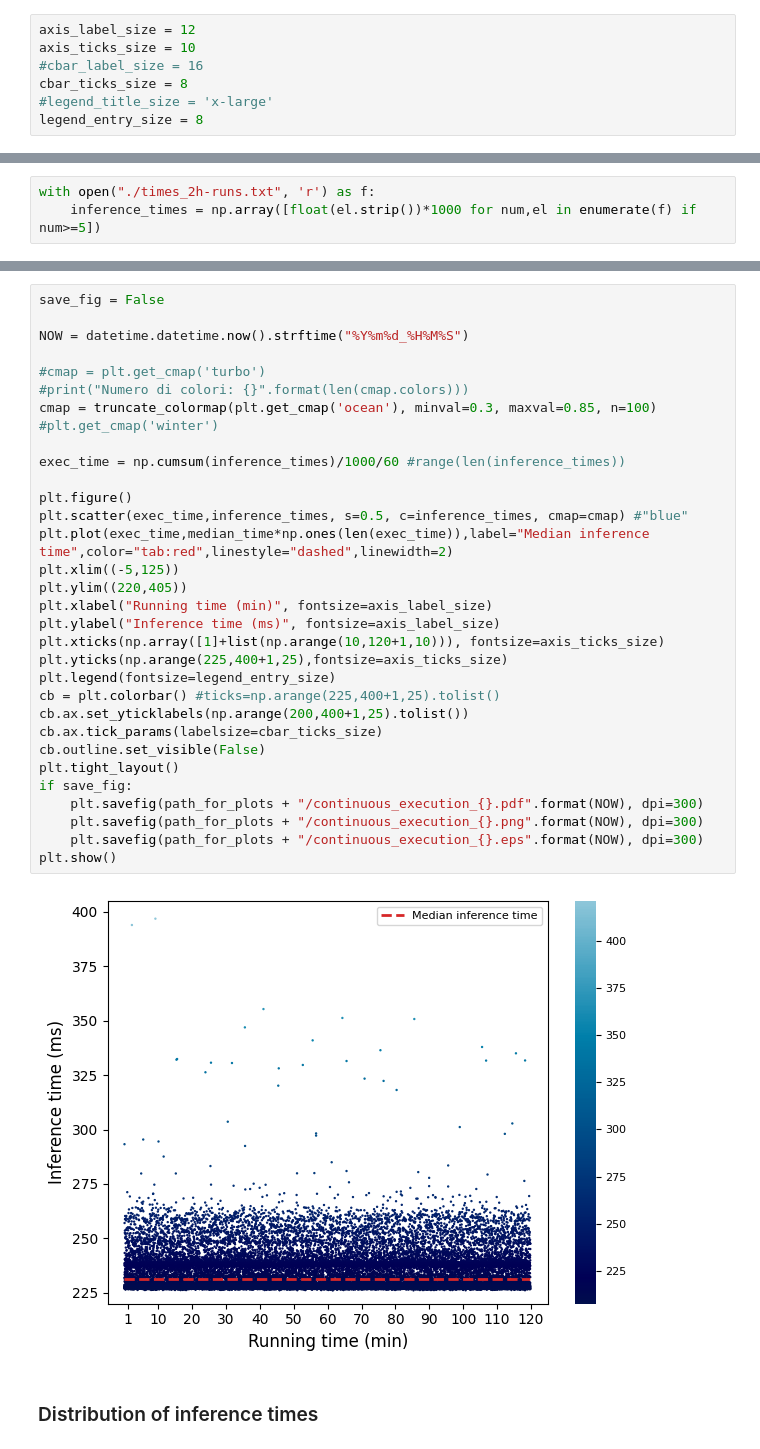
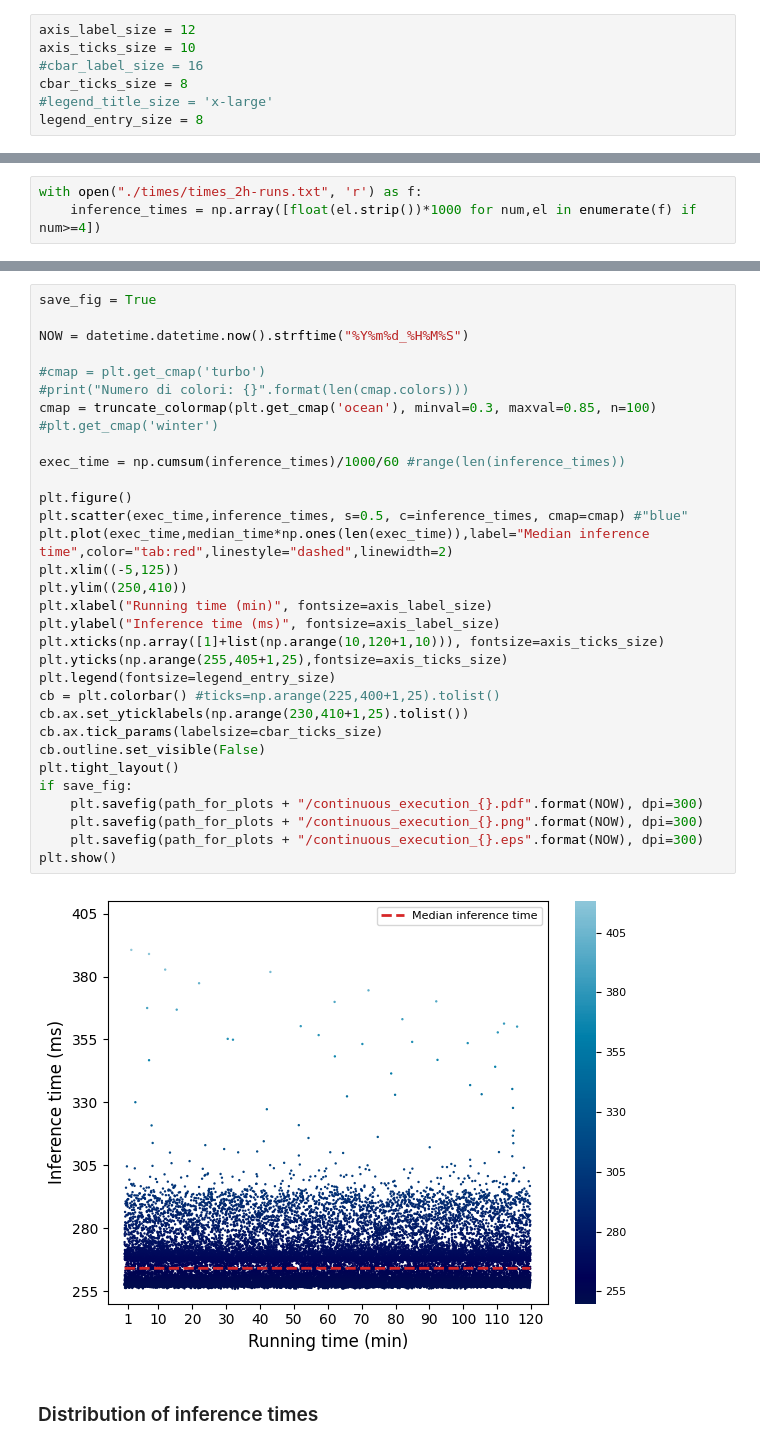
Before and after one commit to VitF/Neu-BrAuER, a Jupyter notebook: measurements/plot_results_BoardInferences.ipynb, the cells around one changed output, grey strips where cells are left out. Drawn from its saved outputs; the diff is of its cells as text.

Commit message:
Final plots

```diff
--- a/measurements/plot_results_BoardInferences.ipynb
+++ b/measurements/plot_results_BoardInferences.ipynb
@@ -55,3 +55,3 @@ legend_entry_size = 8
 # %%
-with open("./times_2h-runs.txt", 'r') as f:
-    inference_times = np.array([float(el.strip())*1000 for num,el in enumerate(f) if num>=5])
+with open("./times/times_2h-runs.txt", 'r') as f:
+    inference_times = np.array([float(el.strip())*1000 for num,el in enumerate(f) if num>=4])
@@ -68,36 +76,36 @@ print("Std. Dev.: {} ms".format(np.round(stddev_time,2)))
 # %%
-save_fig = False
+save_fig = True
 
 NOW = datetime.datetime.now().strftime("%Y%m%d_%H%M%S")
 
 #cmap = plt.get_cmap('turbo')
 #print("Numero di colori: {}".format(len(cmap.colors)))
 cmap = truncate_colormap(plt.get_cmap('ocean'), minval=0.3, maxval=0.85, n=100) #plt.get_cmap('winter')
 
 exec_time = np.cumsum(inference_times)/1000/60 #range(len(inference_times))
 
 plt.figure()
 plt.scatter(exec_time,inference_times, s=0.5, c=inference_times, cmap=cmap) #"blue"
 plt.plot(exec_time,median_time*np.ones(len(exec_time)),label="Median inference time",color="tab:red",linestyle="dashed",linewidth=2)
 plt.xlim((-5,125))
-plt.ylim((220,405))
+plt.ylim((250,410))
 plt.xlabel("Running time (min)", fontsize=axis_label_size)
 plt.ylabel("Inference time (ms)", fontsize=axis_label_size)
 plt.xticks(np.array([1]+list(np.arange(10,120+1,10))), fontsize=axis_ticks_size)
-plt.yticks(np.arange(225,400+1,25),fontsize=axis_ticks_size)
+plt.yticks(np.arange(255,405+1,25),fontsize=axis_ticks_size)
 plt.legend(fontsize=legend_entry_size)
 cb = plt.colorbar() #ticks=np.arange(225,400+1,25).tolist()
-cb.ax.set_yticklabels(np.arange(200,400+1,25).tolist())
+cb.ax.set_yticklabels(np.arange(230,410+1,25).tolist())
 cb.ax.tick_params(labelsize=cbar_ticks_size)
 cb.outline.set_visible(False)
 plt.tight_layout()
 if save_fig:
     plt.savefig(path_for_plots + "/continuous_execution_{}.pdf".format(NOW), dpi=300)
     plt.savefig(path_for_plots + "/continuous_execution_{}.png".format(NOW), dpi=300)
     plt.savefig(path_for_plots + "/continuous_execution_{}.eps".format(NOW), dpi=300)
 plt.show()
 # %% [output]
-[figure, old version]
+[figure, new version]
 # %% [markdown]
 ### Distribution of inference times
 # %%
```
Also changed, not shown: parts of 8 cells of this notebook, 13 other files.
